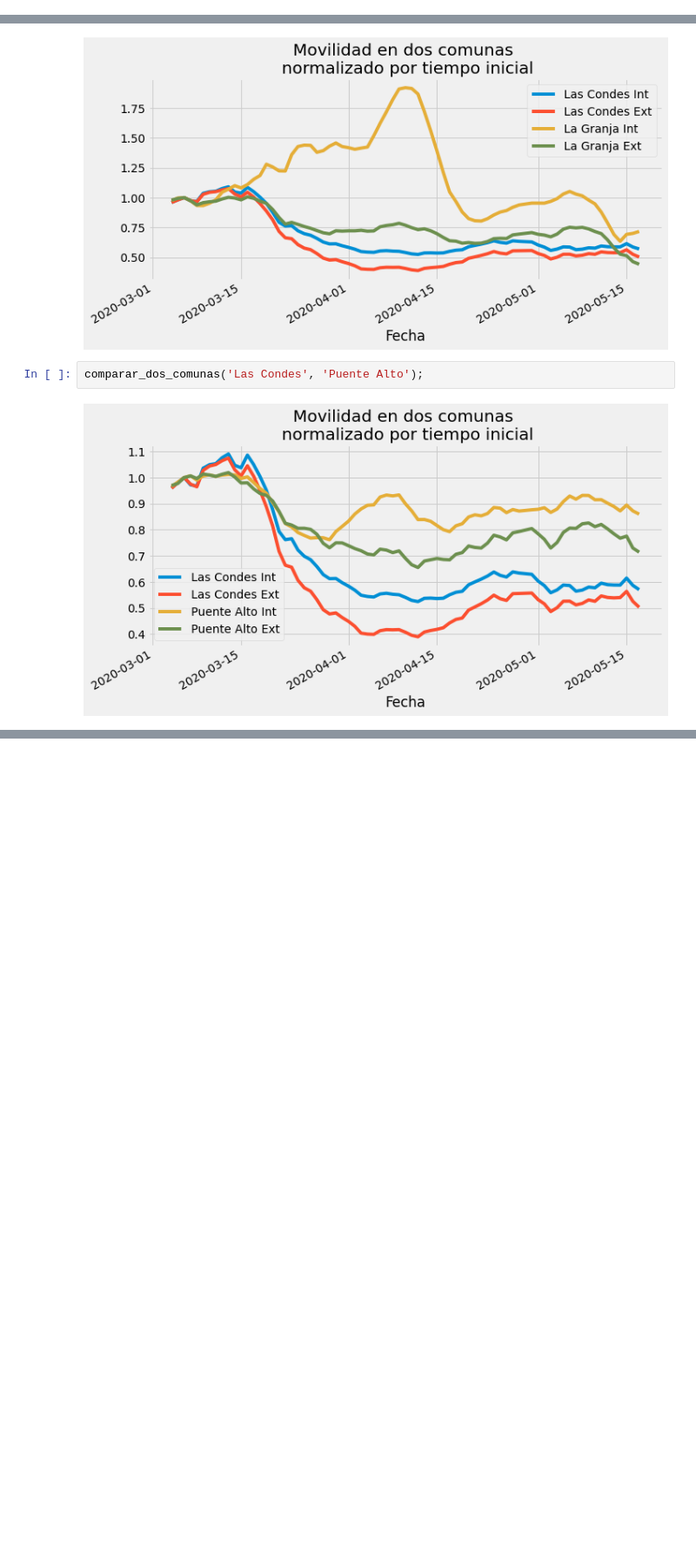
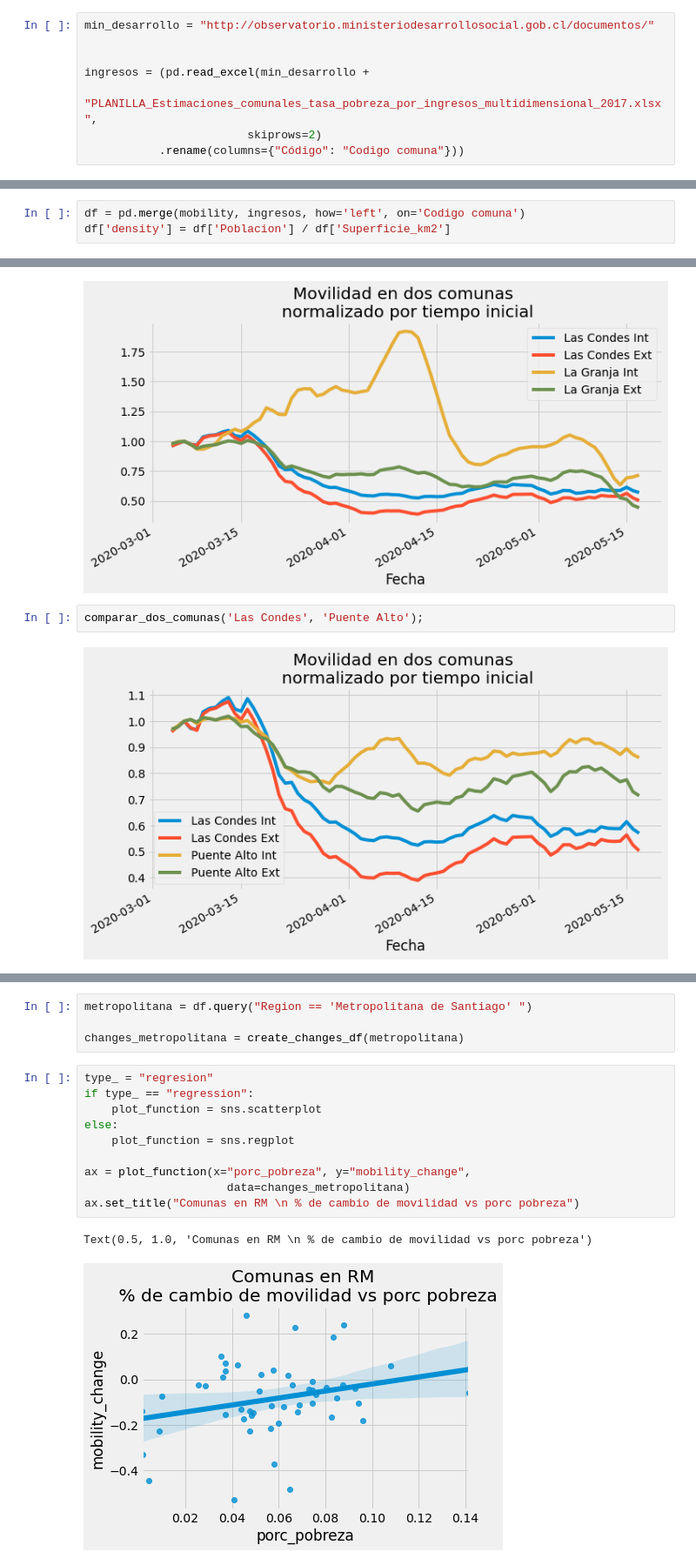
Before and after one commit to cdagnino/mobility_and_comuna, a Jupyter notebook: main.ipynb, the cells around one changed output, grey strips where cells are left out. Shown: that part at 87% size. Cells and saved outputs as stored; diff of their text form; blank space fills up the shorter version.

```diff
--- a/main.ipynb
+++ b/main.ipynb
@@ -24,0 +30,8 @@ Index(['Region', 'Codigo region', 'Comuna', 'Codigo comuna', 'Superficie_km2',
+# %%
+min_desarrollo = "http://observatorio.ministeriodesarrollosocial.gob.cl/documentos/"
+
+
+ingresos = (pd.read_excel(min_desarrollo +
+    "PLANILLA_Estimaciones_comunales_tasa_pobreza_por_ingresos_multidimensional_2017.xlsx",
+                        skiprows=2)
+           .rename(columns={"Código": "Codigo comuna"}))
@@ -24,0 +52,3 @@ Index(['Region', 'Codigo region', 'Comuna', 'Codigo comuna', 'Superficie_km2',
+# %%
+df = pd.merge(mobility, ingresos, how='left', on='Codigo comuna')
+df['density'] = df['Poblacion'] / df['Superficie_km2']
@@ -65,0 +157,17 @@ comparar_dos_comunas('Las Condes', 'Puente Alto');
+# %%
+metropolitana = df.query("Region == 'Metropolitana de Santiago' ")
+
+changes_metropolitana = create_changes_df(metropolitana)
+# %%
+type_ = "regresion"
+if type_ == "regression":
+    plot_function = sns.scatterplot
+else:
+    plot_function = sns.regplot
+
+ax = plot_function(x="porc_pobreza", y="mobility_change",
+                     data=changes_metropolitana)
+ax.set_title("Comunas en RM \n % de cambio de movilidad vs porc pobreza")
+# %% [output]
+Text(0.5, 1.0, 'Comunas en RM \n % de cambio de movilidad vs porc pobreza')
+[figure, added]
```
Also changed, not shown: parts of 15 cells of this notebook.
